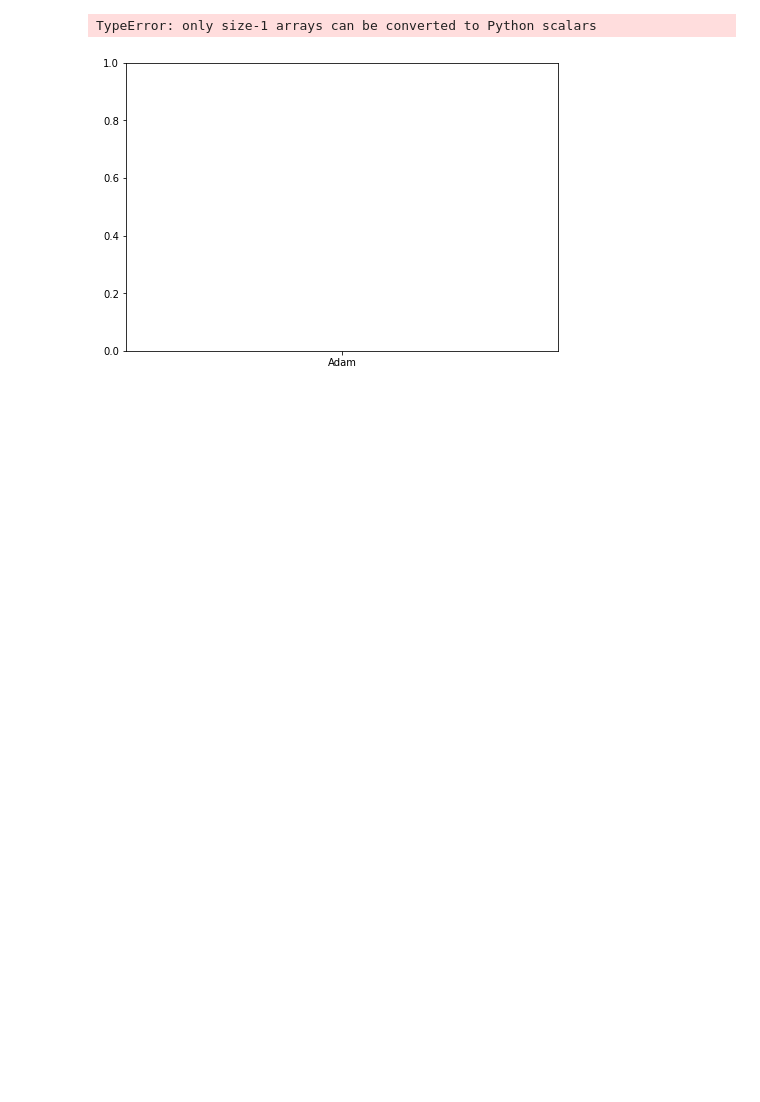
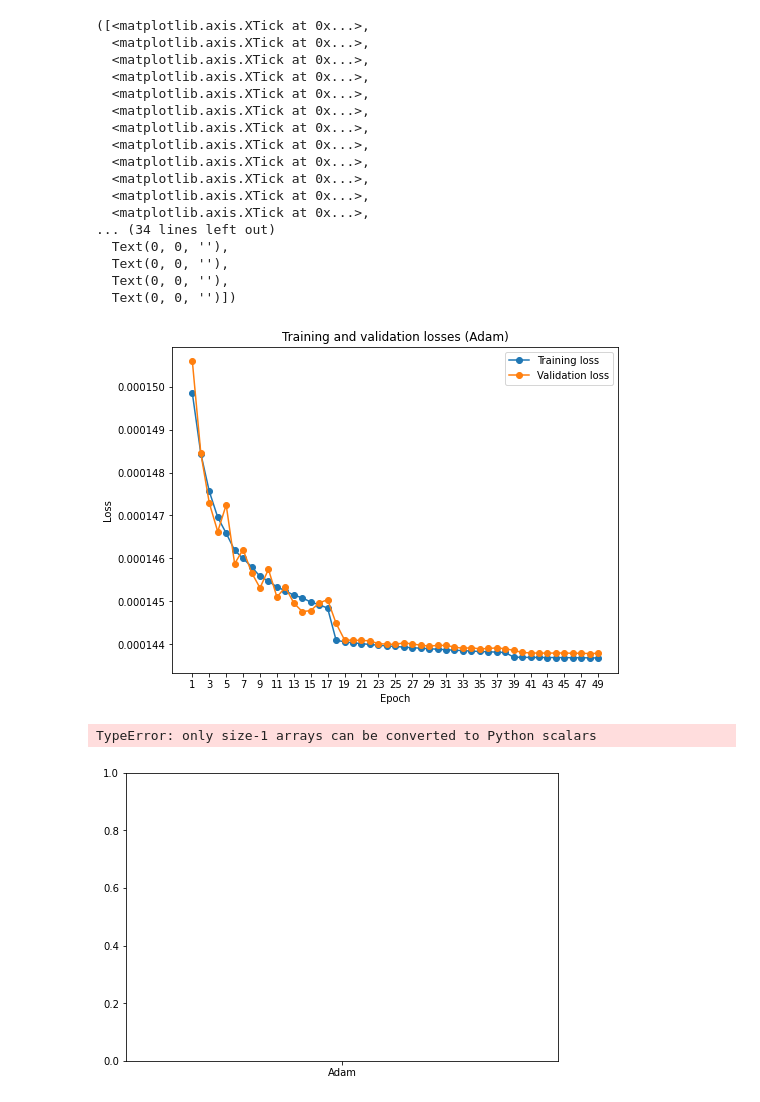
Before and after one commit to ldrame21/DL-project, a Jupyter notebook: Proj_287630_282604_288453/Miniproject_1/others/plot.ipynb, the cells around one changed output. Drawn from its saved outputs; the diff is of its cells as text; code cells hidden in the pictures; blank space fills up the shorter version.

```diff
--- a/Proj_287630_282604_288453/Miniproject_1/others/plot.ipynb
+++ b/Proj_287630_282604_288453/Miniproject_1/others/plot.ipynb
@@ -4,4 +5,4 @@ import matplotlib.pyplot as plt
 # %%
-adam =pd.read_csv('/Users/louis/Desktop/EPFL/MA2/Deep Learning/DL-project/data/ADAM_E20_lr1e-2.csv')
+adam =pd.read_csv('/Users/louis/Desktop/EPFL/MA2/Deep Learning/DL-project/data/deep_ADAM_E50_lr1e-3_wd1e-8_scheduler.csv')
 SGD =pd.read_csv('/Users/louis/Desktop/EPFL/MA2/Deep Learning/DL-project/data/SGD_E20_lr1e-2.csv')
 RMS =pd.read_csv('/Users/louis/Desktop/EPFL/MA2/Deep Learning/DL-project/data/RMS_E20_lr1e-2.csv')
@@ -12,3 +29,33 @@ adam.PSNR.unique(), SGD.PSNR.unique(), RMS.PSNR.unique()
+# %%
+epoch = range(1,50)
+plt.figure(figsize=(8,6))
+plt.plot(epoch, adam.train_loss[1:], '-o')
+plt.plot(epoch, adam.val_loss[1:], '-o')
+#plt.plot(epoch, RMS.train_loss[1:], '-o')
+plt.title('Training and validation losses (Adam)')
+plt.xlabel('Epoch')
+plt.ylabel('Loss')
+plt.legend(['Training loss', 'Validation loss'])#, 'RMS'])
+plt.xticks(np.arange(min(epoch), max(epoch)+1, 2.0))
+# %% [output]
+([<matplotlib.axis.XTick at 0x...>,
+  <matplotlib.axis.XTick at 0x...>,
+  <matplotlib.axis.XTick at 0x...>,
+  <matplotlib.axis.XTick at 0x...>,
+  <matplotlib.axis.XTick at 0x...>,
+  <matplotlib.axis.XTick at 0x...>,
+  <matplotlib.axis.XTick at 0x...>,
+  <matplotlib.axis.XTick at 0x...>,
+  <matplotlib.axis.XTick at 0x...>,
+  <matplotlib.axis.XTick at 0x...>,
+  <matplotlib.axis.XTick at 0x...>,
+  <matplotlib.axis.XTick at 0x...>,
+... (34 lines left out)
+  Text(0, 0, ''),
+  Text(0, 0, ''),
+  Text(0, 0, ''),
+  Text(0, 0, '')])
+[figure, added]
 # %%
 fig = plt.figure()
 ax = fig.add_axes([0,0,1,1])
```
Also changed, not shown: parts of 3 cells of this notebook, 14 other files.
